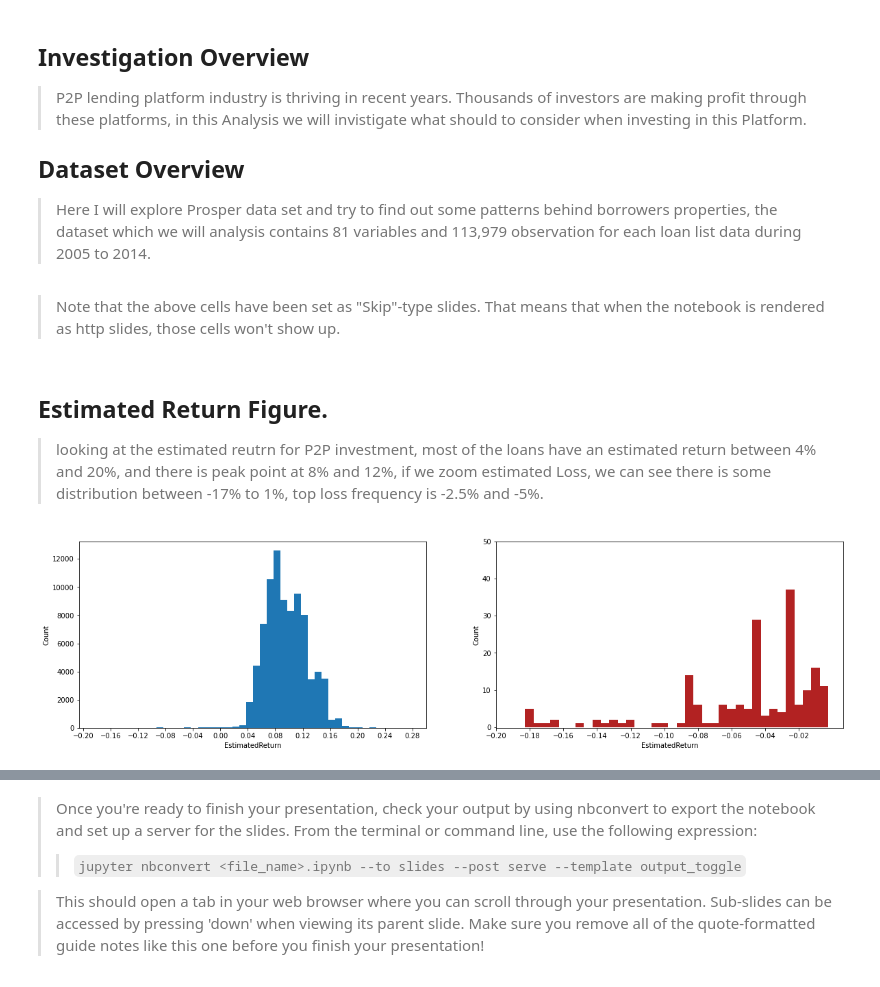
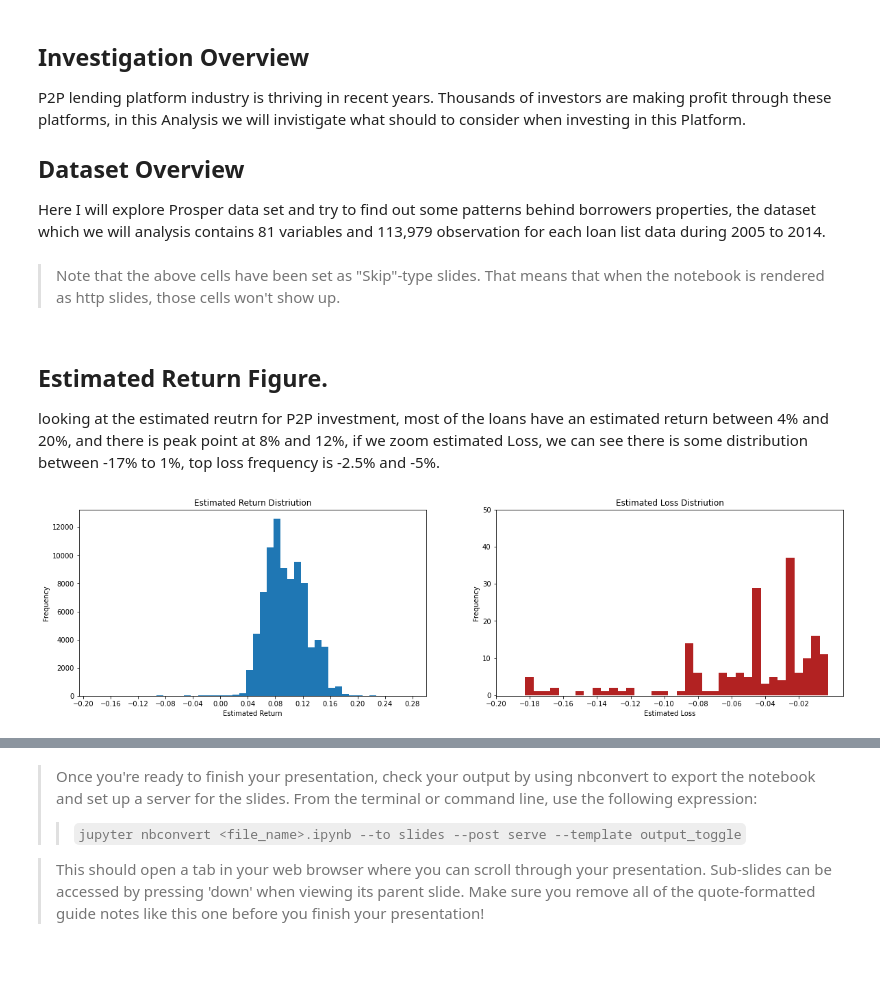
Before and after one commit to maleksaati/communicate-data-project, a Jupyter notebook: slide_deck.ipynb, the cells around one changed output, grey strips where cells are left out. Drawn from its saved outputs; the diff is of its cells as text; code cells hidden in the pictures.

```diff
--- a/slide_deck.ipynb
+++ b/slide_deck.ipynb
@@ -4,11 +4,11 @@
 # %% [markdown]
 ## Investigation Overview
 
-> P2P lending platform industry is thriving in recent years. Thousands of investors are making profit through these platforms, in this Analysis we will invistigate what should to consider when investing in this Platform.
+P2P lending platform industry is thriving in recent years. Thousands of investors are making profit through these platforms, in this Analysis we will invistigate what should to consider when investing in this Platform.
 
 ## Dataset Overview
 
-> Here I will explore Prosper data set and try to find out some patterns behind borrowers properties, the dataset which we will analysis contains 81 variables and 113,979 observation for each loan list data during 2005 to 2014.
+Here I will explore Prosper data set and try to find out some patterns behind borrowers properties, the dataset which we will analysis contains 81 variables and 113,979 observation for each loan list data during 2005 to 2014.
 # %%
 # import all packages and set plots to be embedded inline
 import numpy as np
@@ -30,29 +30,31 @@ that when the notebook is rendered as http slides, those cells won't show up.
 # %% [markdown]
 ## Estimated Return Figure.
 
-> looking at the estimated reutrn for P2P investment, most of the loans have an estimated return between 4% and 20%, and there is peak point at 8% and 12%, if we zoom estimated Loss, we can see there is some distribution between -17% to 1%, top loss frequency is -2.5% and -5%.
+looking at the estimated reutrn for P2P investment, most of the loans have an estimated return between 4% and 20%, and there is peak point at 8% and 12%, if we zoom estimated Loss, we can see there is some distribution between -17% to 1%, top loss frequency is -2.5% and -5%.
 # %%
 plt.figure(figsize = [20, 5])
 
 plt.subplot(1, 2, 1)
 
 base_color = sb.color_palette()[0]
 bins = np.arange(loan_df.EstimatedReturn.min(), loan_df.EstimatedReturn.max(),0.01)
 plt.hist(data=loan_df, x='EstimatedReturn', bins=bins)
-plt.xlabel("EstimatedReturn")
-plt.ylabel("Count");
+plt.xlabel("Estimated Return")
+plt.ylabel("Frequency");
 plt.xticks(np.arange(-0.2,0.3,0.04));
+plt.title("Estimated Return Distriution")
 
 plt.subplot(1, 2, 2)
 base_color = sb.color_palette()[0]
 bins = np.arange(loan_df.EstimatedReturn.min(), 0 ,0.005)
 plt.hist(data=loan_df, x='EstimatedReturn', bins=bins, color='firebrick')
-plt.xlabel("EstimatedReturn")
-plt.ylabel("Count");
+plt.xlabel("Estimated Loss")
+plt.ylabel("Frequency");
 plt.xticks(np.arange(-0.2,0,0.02))
-plt.ylim(-0.2, 50);
+plt.ylim(-0.2, 50)
+plt.title("Estimated Loss Distriution");
 # %% [output]
-[figure, old version]
+[figure, new version]
 # %% [markdown]
 ## Employenment Staus.
 
```
Also changed, not shown: parts of 7 cells of this notebook, 4 other files.
